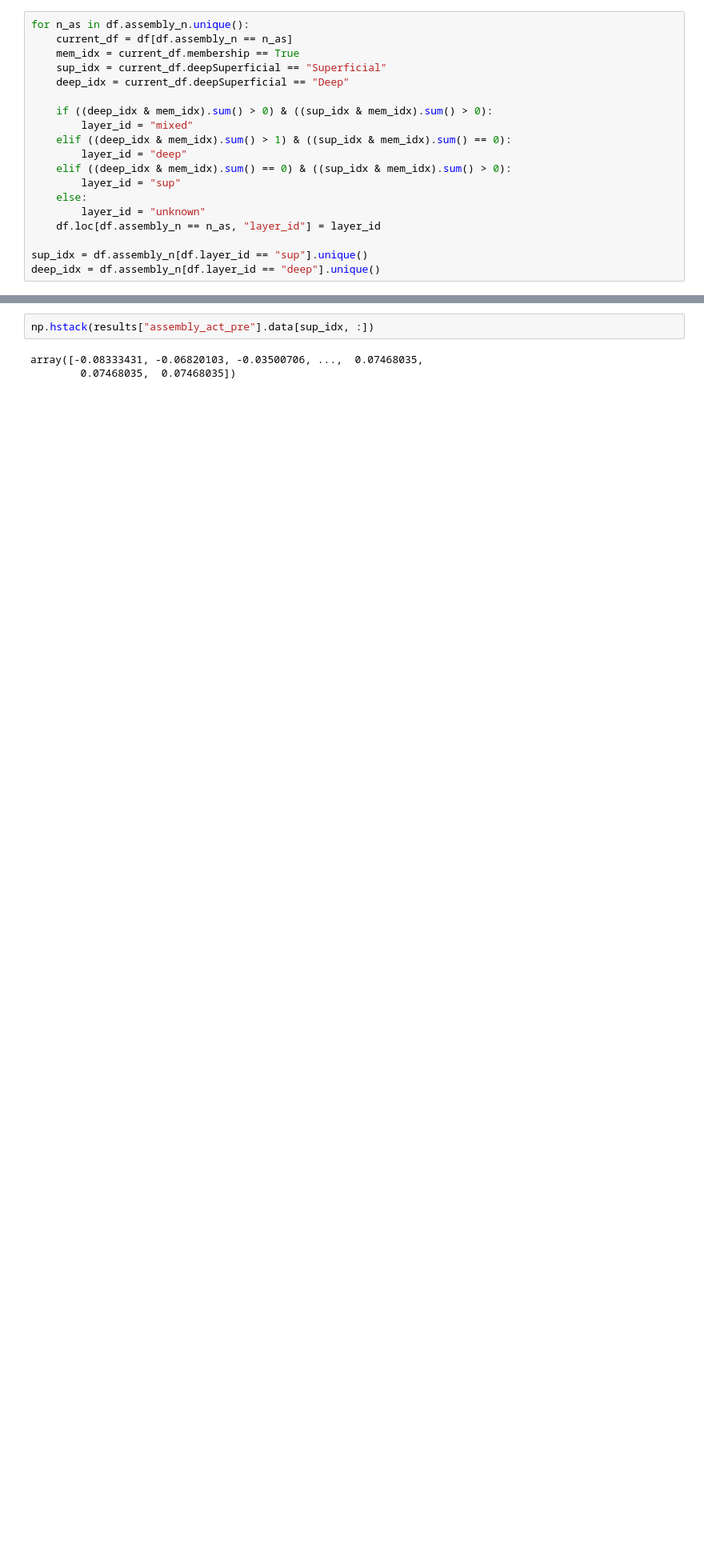
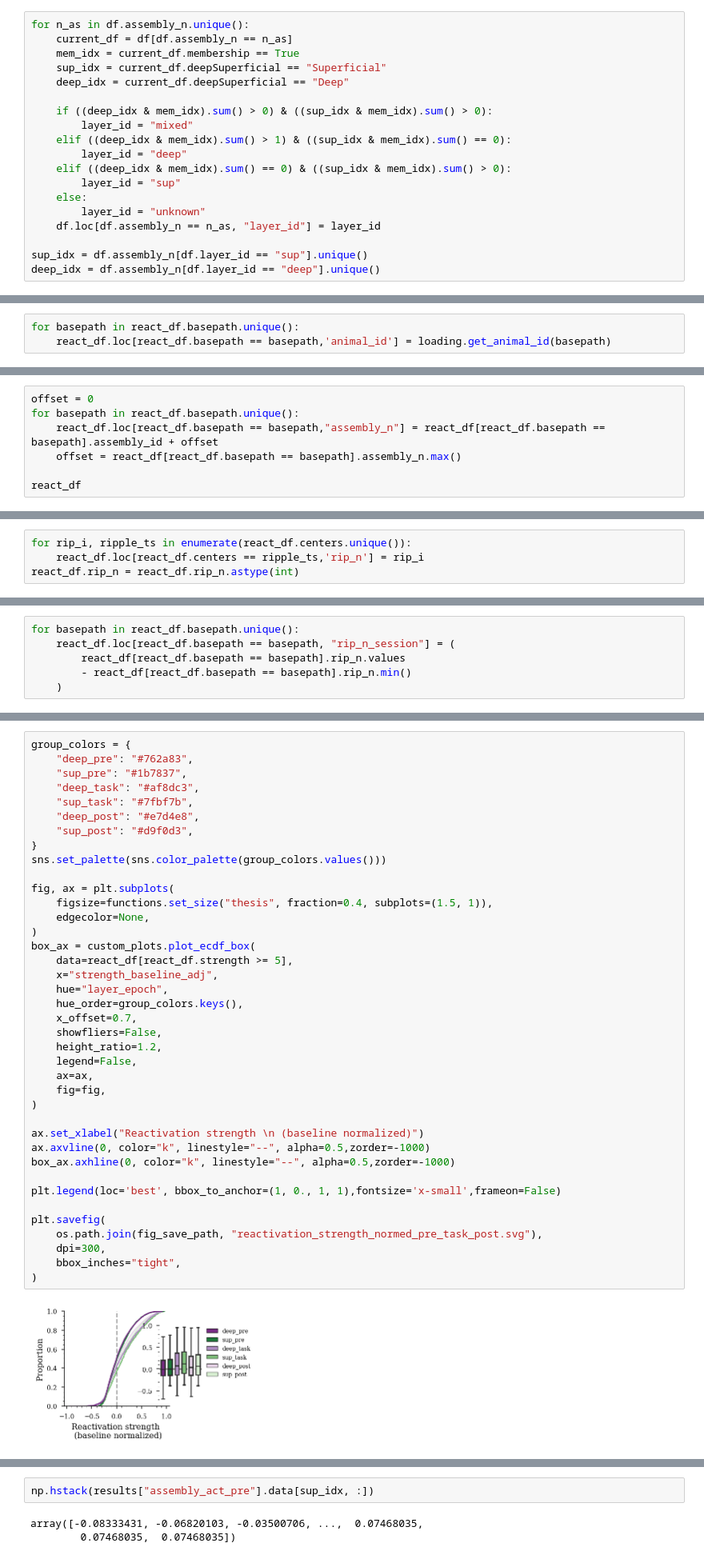
Before and after one commit to ryanharvey1/ripple_heterogeneity, a Jupyter notebook: scripts/assembly/assembly_pre_task_post_react.ipynb, the cells around one changed output, grey strips where cells are left out. Shown at 80% size. Saved outputs shown, nothing was run; the diff lists cells and outputs as text; blank space fills up the shorter version.

```diff
--- a/scripts/assembly/assembly_pre_task_post_react.ipynb
+++ b/scripts/assembly/assembly_pre_task_post_react.ipynb
@@ -349,0 +339,3 @@ assembly_id, strengths = assembly_reactivation.get_peak_activity(
+# %%
+for basepath in react_df.basepath.unique():
+    react_df.loc[react_df.basepath == basepath,'animal_id'] = loading.get_animal_id(basepath)
@@ -349,0 +344,7 @@ assembly_id, strengths = assembly_reactivation.get_peak_activity(
+# %%
+offset = 0
+for basepath in react_df.basepath.unique():
+    react_df.loc[react_df.basepath == basepath,"assembly_n"] = react_df[react_df.basepath == basepath].assembly_id + offset
+    offset = react_df[react_df.basepath == basepath].assembly_n.max()
+
+react_df
@@ -349,0 +367,4 @@ assembly_id, strengths = assembly_reactivation.get_peak_activity(
+# %%
+for rip_i, ripple_ts in enumerate(react_df.centers.unique()):
+    react_df.loc[react_df.centers == ripple_ts,'rip_n'] = rip_i
+react_df.rip_n = react_df.rip_n.astype(int)
@@ -349,0 +373,6 @@ assembly_id, strengths = assembly_reactivation.get_peak_activity(
+# %%
+for basepath in react_df.basepath.unique():
+    react_df.loc[react_df.basepath == basepath, "rip_n_session"] = (
+        react_df[react_df.basepath == basepath].rip_n.values
+        - react_df[react_df.basepath == basepath].rip_n.min()
+    )
@@ -350,3 +383,44 @@ assembly_id, strengths = assembly_reactivation.get_peak_activity(
+# %%
+group_colors = {
+    "deep_pre": "#762a83",
+    "sup_pre": "#1b7837",
+    "deep_task": "#af8dc3",
+    "sup_task": "#7fbf7b",
+    "deep_post": "#e7d4e8",
+    "sup_post": "#d9f0d3",
+}
+sns.set_palette(sns.color_palette(group_colors.values()))
+
+fig, ax = plt.subplots(
+    figsize=functions.set_size("thesis", fraction=0.4, subplots=(1.5, 1)),
+    edgecolor=None,
+)
+box_ax = custom_plots.plot_ecdf_box(
+    data=react_df[react_df.strength >= 5],
+    x="strength_baseline_adj",
+    hue="layer_epoch",
+    hue_order=group_colors.keys(),
+    x_offset=0.7,
+    showfliers=False,
+    height_ratio=1.2,
+    legend=False,
+    ax=ax,
+    fig=fig,
+)
+
+ax.set_xlabel("Reactivation strength \n (baseline normalized)")
+ax.axvline(0, color="k", linestyle="--", alpha=0.5,zorder=-1000)
+box_ax.axhline(0, color="k", linestyle="--", alpha=0.5,zorder=-1000)
+
+plt.legend(loc='best', bbox_to_anchor=(1, 0., 1, 1),fontsize='x-small',frameon=False)
+
+plt.savefig(
+    os.path.join(fig_save_path, "reactivation_strength_normed_pre_task_post.svg"),
+    dpi=300,
+    bbox_inches="tight",
+)
+# %% [output]
+[figure, added]
 # %%
 # group_colors = {"deep": "#7b3294", "sup": "#008837"}
 
```
Also changed, not shown: parts of 22 cells of this notebook.
